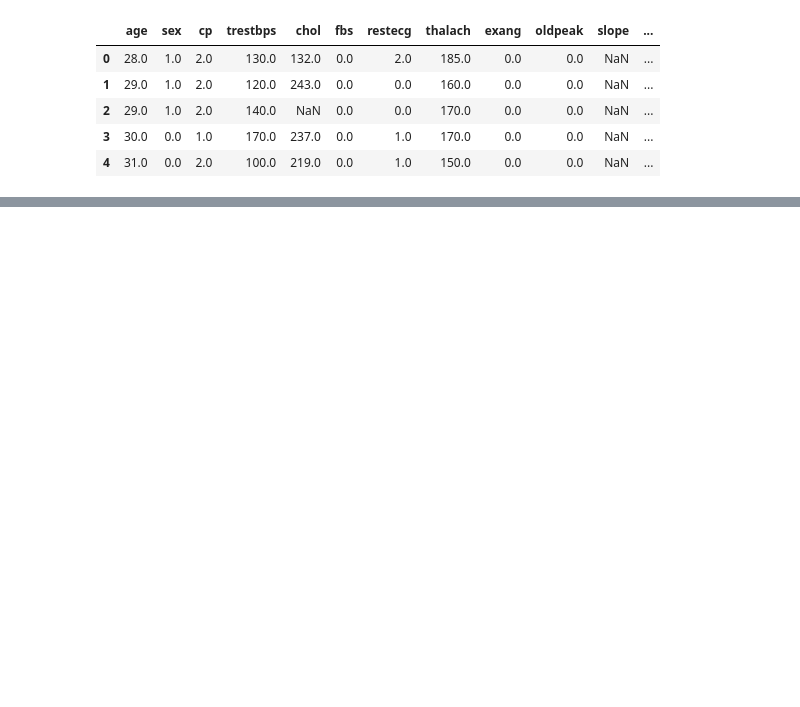
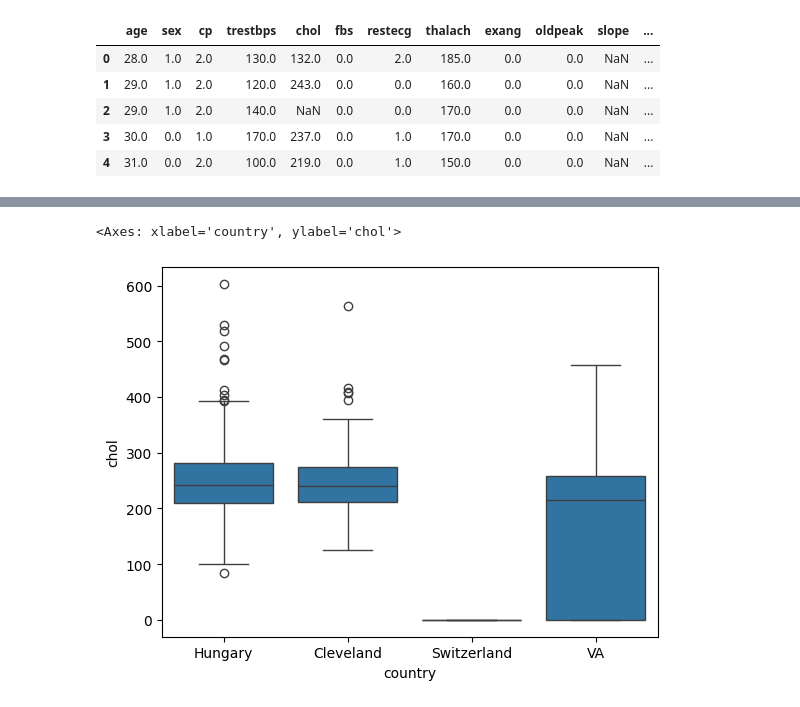
Before and after one commit to JavidNurulu/heart-disease-analysis, a Jupyter notebook: Notebooks/01_data_understanding.ipynb, the cells around one changed output, grey strips where cells are left out. Cells and saved outputs as stored; diff of their text form; code cells hidden in the pictures; blank space fills up the shorter version.

```diff
--- a/Notebooks/01_data_understanding.ipynb
+++ b/Notebooks/01_data_understanding.ipynb
@@ -12,0 +229,5 @@ df.head()
+# %%
+sns.boxplot(x="country", y="chol", data=df)
+# %% [output]
+<Axes: xlabel='country', ylabel='chol'>
+[figure, added]
```
Also changed, not shown: parts of 24 cells of this notebook.
